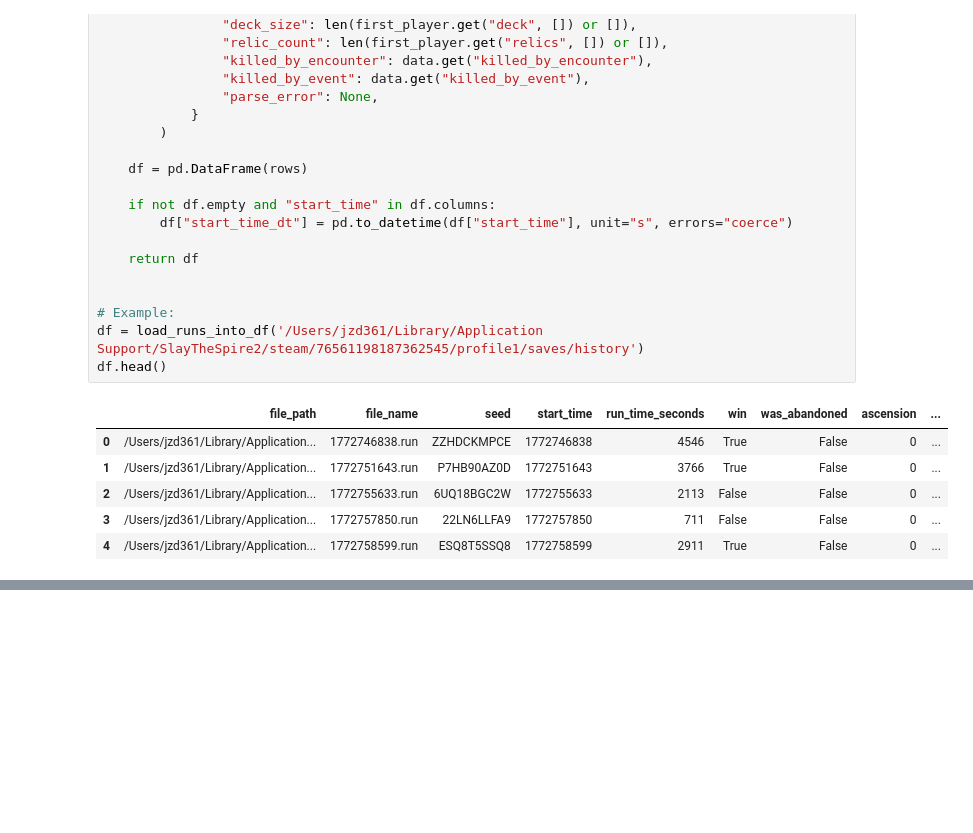
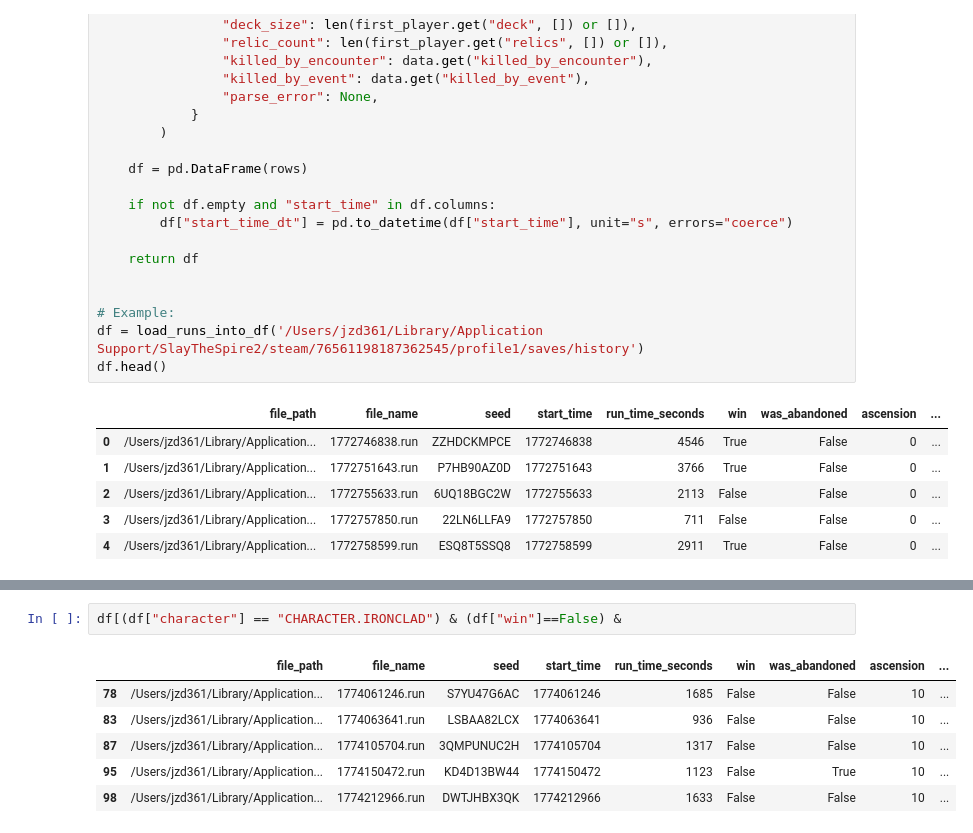
Before and after one commit to robert-juang/SlayTheSpire2_Visualization, a Jupyter notebook: test.ipynb, the cells around one changed output, grey strips where cells are left out. Saved outputs shown, nothing was run; the diff lists cells and outputs as text; blank space fills up the shorter version.

```diff
--- a/test.ipynb
+++ b/test.ipynb
@@ -226,0 +348,9 @@ ValueError: All arrays must be of the same length
+# %%
+df[(df["character"] == "CHARACTER.IRONCLAD") & (df["win"]==False) &
+# %% [output]
+|  | file_path | file_name | seed | start_time | run_time_seconds | win | was_abandoned | ascension | ... |
+| 78 | /Users/jzd361/Library/Application... | 1774061246.run | S7YU47G6AC | 1774061246 | 1685 | False | False | 10 | ... |
+| 83 | /Users/jzd361/Library/Application... | 1774063641.run | LSBAA82LCX | 1774063641 | 936 | False | False | 10 | ... |
+| 87 | /Users/jzd361/Library/Application... | 1774105704.run | 3QMPUNUC2H | 1774105704 | 1317 | False | False | 10 | ... |
+| 95 | /Users/jzd361/Library/Application... | 1774150472.run | KD4D13BW44 | 1774150472 | 1123 | False | True | 10 | ... |
+| 98 | /Users/jzd361/Library/Application... | 1774212966.run | DWTJHBX3QK | 1774212966 | 1633 | False | False | 10 | ... |
```
Also changed, not shown: parts of 27 cells of this notebook.
